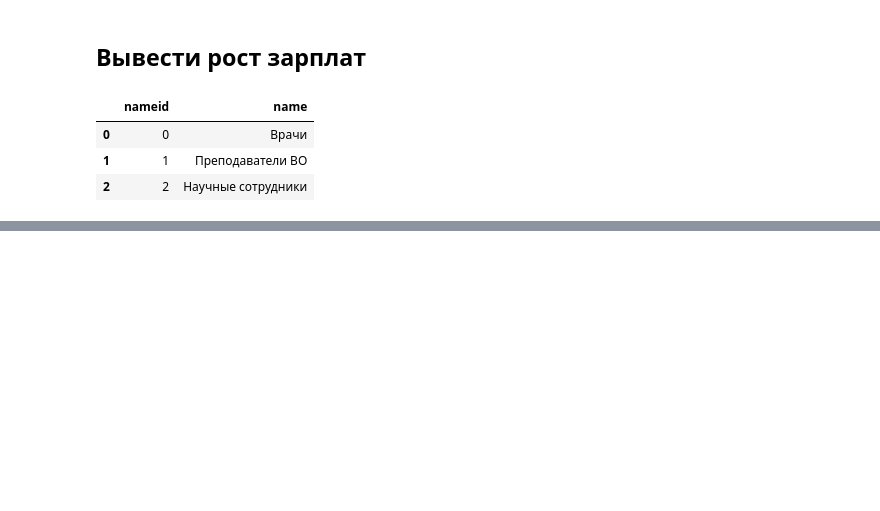
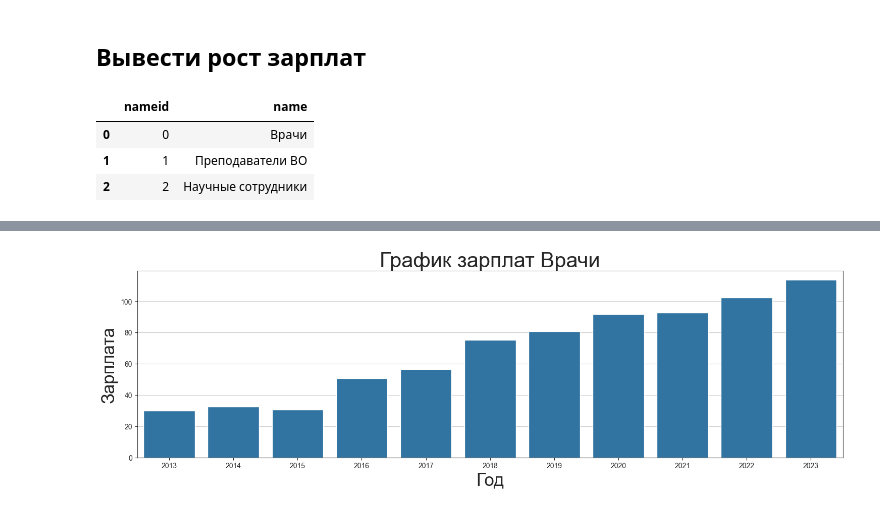
Before and after one commit to vladimir-vova/RevenueAnalyst, a Jupyter notebook: test.ipynb, the cells around one changed output, grey strips where cells are left out. Cells and saved outputs as stored; diff of their text form; code cells hidden in the pictures; blank space fills up the shorter version.

Commit message:
Вывод графика зарплат

```diff
--- a/test.ipynb
+++ b/test.ipynb
@@ -108,0 +124,10 @@ dataProf = get_salary(name)
+# %%
+plt.figure(figsize = (15,5))
+axes = sns.barplot(data=dataProf, x = 'year', y = 'salary')
+plt.title('График зарплат %s' % name, fontsize = 30)
+axes.set_xlabel('Год', fontsize = 25)
+axes.set_ylabel('Зарплата', fontsize = 25)
+plt.tight_layout()
+plt.show()
+# %% [output]
+[figure, added]
```
Also changed, not shown: parts of 1 cell of this notebook.
